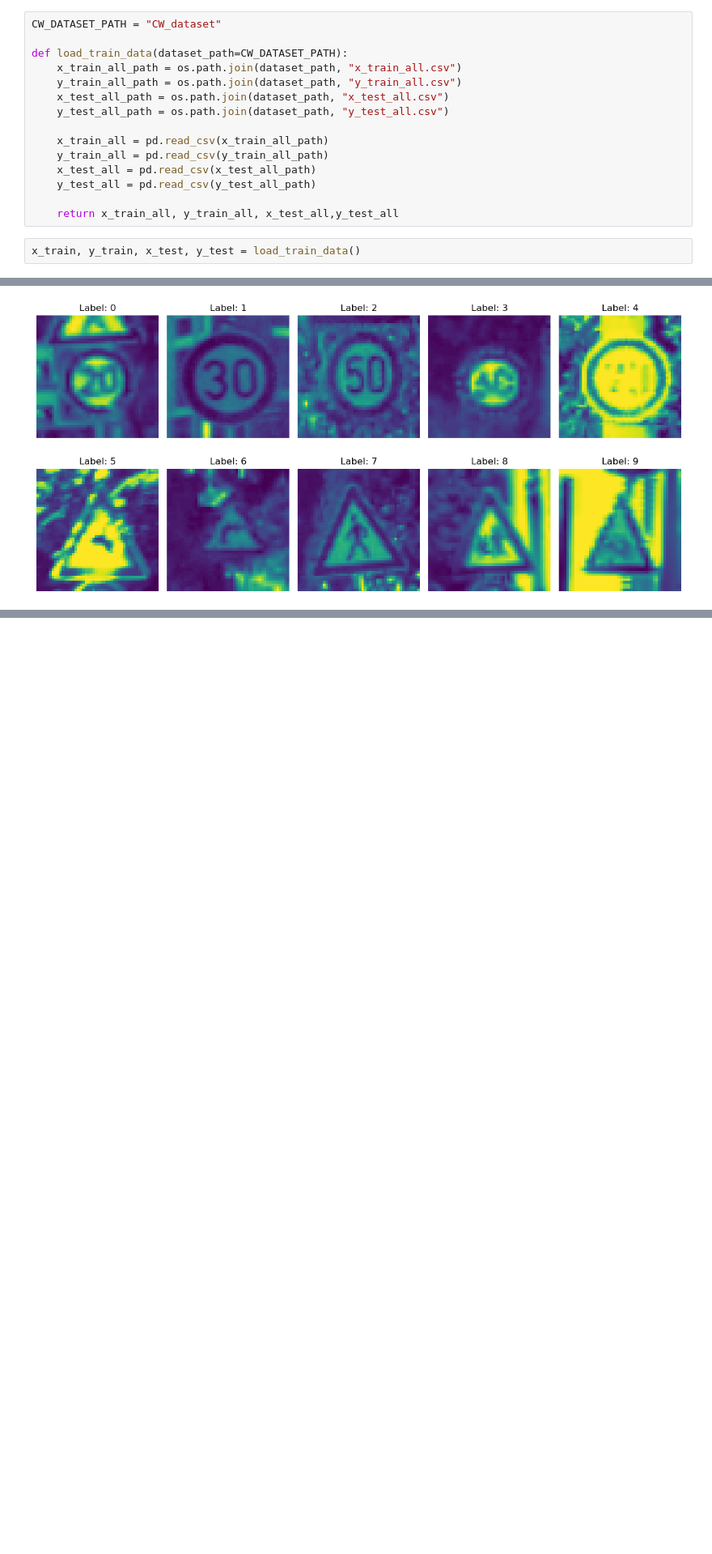
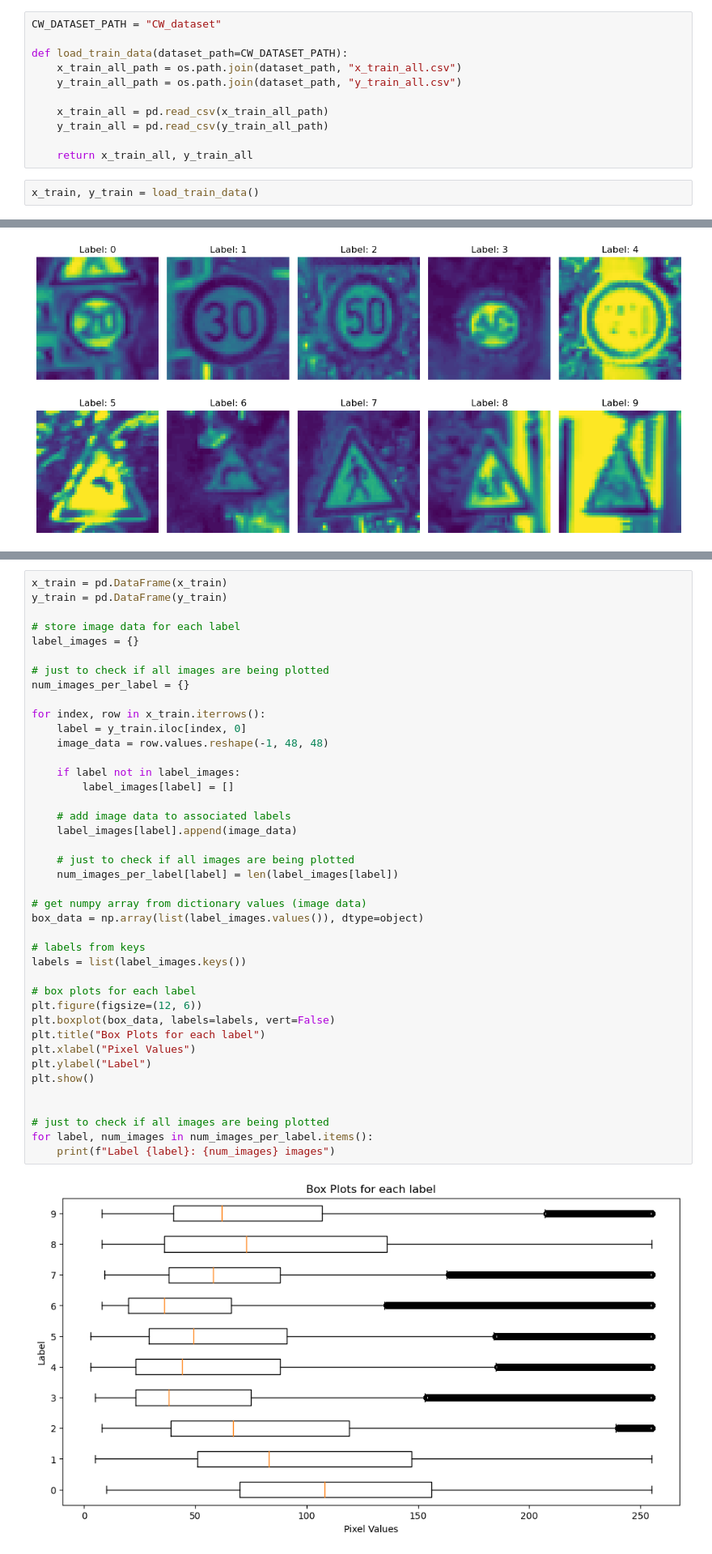
Before and after one commit to farheenfab/DMML-GroupProject, a Jupyter notebook: CW/CW - Part 1.ipynb, the cells around one changed output, grey strips where cells are left out. Shown at 81% size. Drawn from its saved outputs; the diff is of its cells as text; blank space fills up the shorter version.

```diff
--- a/CW/CW - Part 1.ipynb
+++ b/CW/CW - Part 1.ipynb
@@ -38,17 +38,13 @@ CW_DATASET_PATH = "CW_dataset"
 def load_train_data(dataset_path=CW_DATASET_PATH):
     x_train_all_path = os.path.join(dataset_path, "x_train_all.csv")
     y_train_all_path = os.path.join(dataset_path, "y_train_all.csv")
-    x_test_all_path = os.path.join(dataset_path, "x_test_all.csv")
-    y_test_all_path = os.path.join(dataset_path, "y_test_all.csv")
 
     x_train_all = pd.read_csv(x_train_all_path)
     y_train_all = pd.read_csv(y_train_all_path)
-    x_test_all = pd.read_csv(x_test_all_path)
-    y_test_all = pd.read_csv(y_test_all_path)
 
-    return x_train_all, y_train_all, x_test_all,y_test_all
+    return x_train_all, y_train_all
 # %%
-x_train, y_train, x_test, y_test = load_train_data()
+x_train, y_train = load_train_data()
 # %% [markdown]
 Analysing the dataset
 # %%
@@ -275,0 +232,43 @@ plt.show()
+# %%
+x_train = pd.DataFrame(x_train)
+y_train = pd.DataFrame(y_train)
+
+# store image data for each label
+label_images = {}
+
+# just to check if all images are being plotted
+num_images_per_label = {}
+
+for index, row in x_train.iterrows():
+    label = y_train.iloc[index, 0]
+    image_data = row.values.reshape(-1, 48, 48)
+
+    if label not in label_images:
+        label_images[label] = []
+
+    # add image data to associated labels
+    label_images[label].append(image_data)
+
+    # just to check if all images are being plotted
+    num_images_per_label[label] = len(label_images[label])
+
+# get numpy array from dictionary values (image data)
+box_data = np.array(list(label_images.values()), dtype=object)
+
+# labels from keys
+labels = list(label_images.keys())
+
+# box plots for each label
+plt.figure(figsize=(12, 6))
+plt.boxplot(box_data, labels=labels, vert=False)
+plt.title("Box Plots for each label")
+plt.xlabel("Pixel Values")
+plt.ylabel("Label")
+plt.show()
+
+
+# just to check if all images are being plotted
+for label, num_images in num_images_per_label.items():
+    print(f"Label {label}: {num_images} images")
+# %% [output]
+[figure, added]
```
Also changed, not shown: parts of 35 cells of this notebook.
